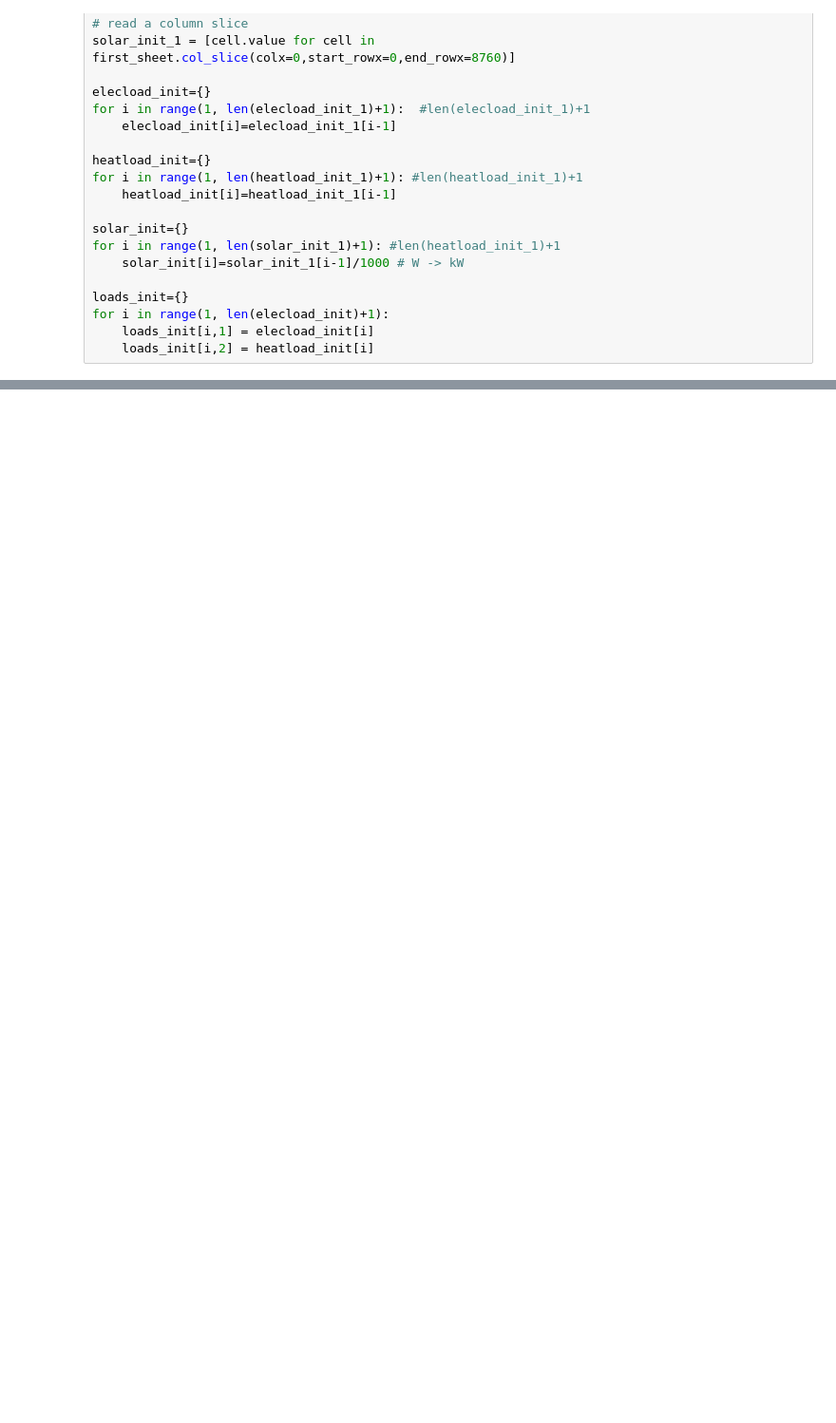
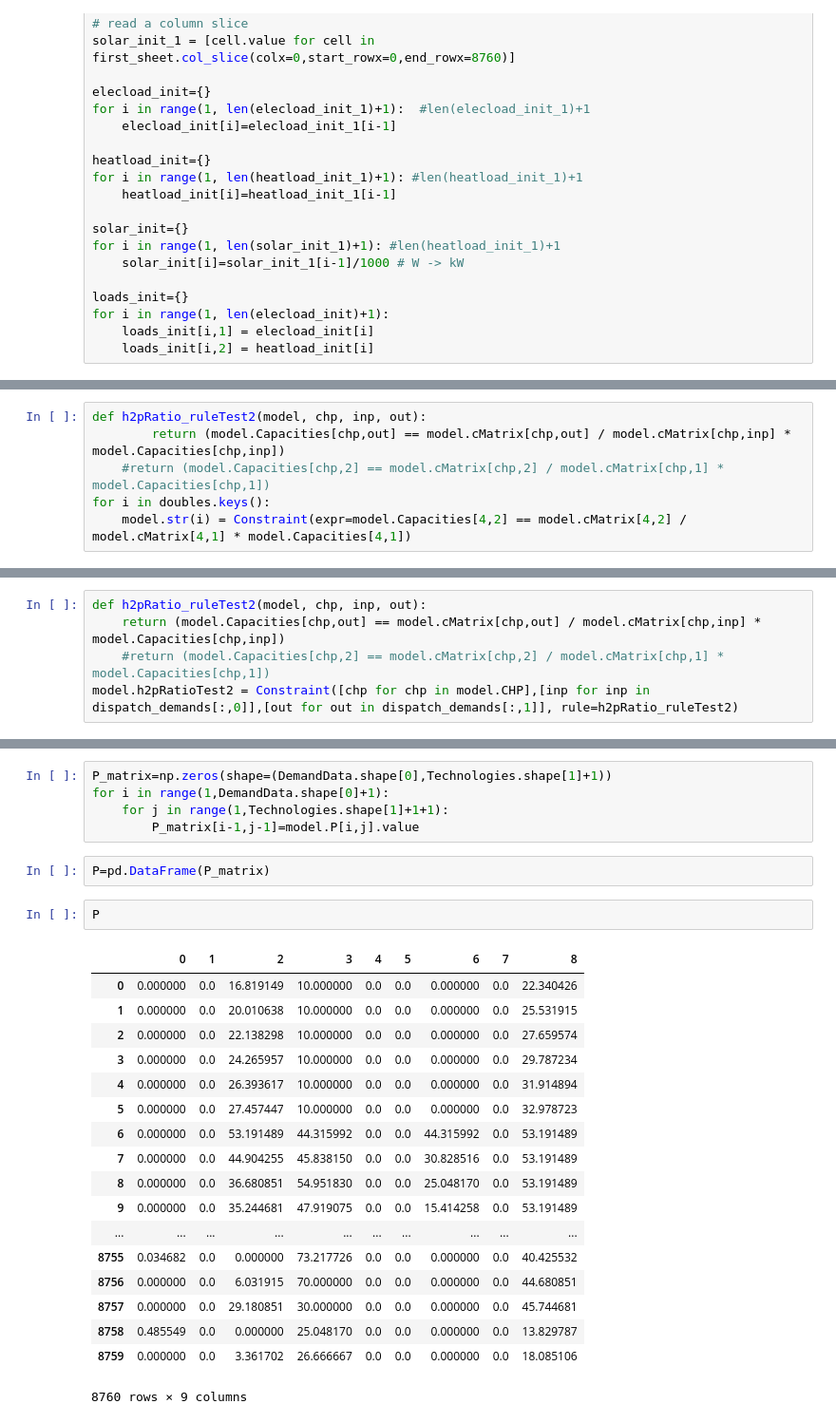
Before and after one commit to gmomo/python-ehub, a Jupyter notebook: Python 3.5 Energy Hub.ipynb, the cells around one changed output, grey strips where cells are left out. Shown: that part at 95% size. Cells and saved outputs as stored; diff of their text form; blank space fills up the shorter version.

```diff
--- a/Python 3.5 Energy Hub.ipynb
+++ b/Python 3.5 Energy Hub.ipynb
@@ -620,0 +721,6 @@ instance = model.create(r'C:\Users\mobo\OneDrive\0PhD\Python-based energy hub\Ge
+# %%
+def h2pRatio_ruleTest2(model, chp, inp, out):
+        return (model.Capacities[chp,out] == model.cMatrix[chp,out] / model.cMatrix[chp,inp] * model.Capacities[chp,inp])
+    #return (model.Capacities[chp,2] == model.cMatrix[chp,2] / model.cMatrix[chp,1] * model.Capacities[chp,1])
+for i in doubles.keys():
+    model.str(i) = Constraint(expr=model.Capacities[4,2] == model.cMatrix[4,2] / model.cMatrix[4,1] * model.Capacities[4,1])
@@ -620,0 +736,5 @@ instance = model.create(r'C:\Users\mobo\OneDrive\0PhD\Python-based energy hub\Ge
+# %%
+def h2pRatio_ruleTest2(model, chp, inp, out):
+    return (model.Capacities[chp,out] == model.cMatrix[chp,out] / model.cMatrix[chp,inp] * model.Capacities[chp,inp])
+    #return (model.Capacities[chp,2] == model.cMatrix[chp,2] / model.cMatrix[chp,1] * model.Capacities[chp,1])
+model.h2pRatioTest2 = Constraint([chp for chp in model.CHP],[inp for inp in dispatch_demands[:,0]],[out for out in dispatch_demands[:,1]], rule=h2pRatio_ruleTest2)
@@ -620,0 +962,28 @@ instance = model.create(r'C:\Users\mobo\OneDrive\0PhD\Python-based energy hub\Ge
+# %%
+P_matrix=np.zeros(shape=(DemandData.shape[0],Technologies.shape[1]+1))
+for i in range(1,DemandData.shape[0]+1):
+    for j in range(1,Technologies.shape[1]+1+1):
+        P_matrix[i-1,j-1]=model.P[i,j].value
+# %%
+P=pd.DataFrame(P_matrix)
+# %%
+P
+# %% [output]
+|  | 0 | 1 | 2 | 3 | 4 | 5 | 6 | 7 | 8 |
+| 0 | 0.000000 | 0.0 | 16.819149 | 10.000000 | 0.0 | 0.0 | 0.000000 | 0.0 | 22.340426 |
+| 1 | 0.000000 | 0.0 | 20.010638 | 10.000000 | 0.0 | 0.0 | 0.000000 | 0.0 | 25.531915 |
+| 2 | 0.000000 | 0.0 | 22.138298 | 10.000000 | 0.0 | 0.0 | 0.000000 | 0.0 | 27.659574 |
+| 3 | 0.000000 | 0.0 | 24.265957 | 10.000000 | 0.0 | 0.0 | 0.000000 | 0.0 | 29.787234 |
+| 4 | 0.000000 | 0.0 | 26.393617 | 10.000000 | 0.0 | 0.0 | 0.000000 | 0.0 | 31.914894 |
+| 5 | 0.000000 | 0.0 | 27.457447 | 10.000000 | 0.0 | 0.0 | 0.000000 | 0.0 | 32.978723 |
+| 6 | 0.000000 | 0.0 | 53.191489 | 44.315992 | 0.0 | 0.0 | 44.315992 | 0.0 | 53.191489 |
+| 7 | 0.000000 | 0.0 | 44.904255 | 45.838150 | 0.0 | 0.0 | 30.828516 | 0.0 | 53.191489 |
+| 8 | 0.000000 | 0.0 | 36.680851 | 54.951830 | 0.0 | 0.0 | 25.048170 | 0.0 | 53.191489 |
+| 9 | 0.000000 | 0.0 | 35.244681 | 47.919075 | 0.0 | 0.0 | 15.414258 | 0.0 | 53.191489 |
+| ... | ... | ... | ... | ... | ... | ... | ... | ... | ... |
+| 8755 | 0.034682 | 0.0 | 0.000000 | 73.217726 | 0.0 | 0.0 | 0.000000 | 0.0 | 40.425532 |
+| 8756 | 0.000000 | 0.0 | 6.031915 | 70.000000 | 0.0 | 0.0 | 0.000000 | 0.0 | 44.680851 |
+| 8757 | 0.000000 | 0.0 | 29.180851 | 30.000000 | 0.0 | 0.0 | 0.000000 | 0.0 | 45.744681 |
+| 8758 | 0.485549 | 0.0 | 0.000000 | 25.048170 | 0.0 | 0.0 | 0.000000 | 0.0 | 13.829787 |
+| 8759 | 0.000000 | 0.0 | 3.361702 | 26.666667 | 0.0 | 0.0 | 0.000000 | 0.0 | 18.085106 |
+8760 rows × 9 columns
```
Also changed, not shown: parts of 44 cells of this notebook.
